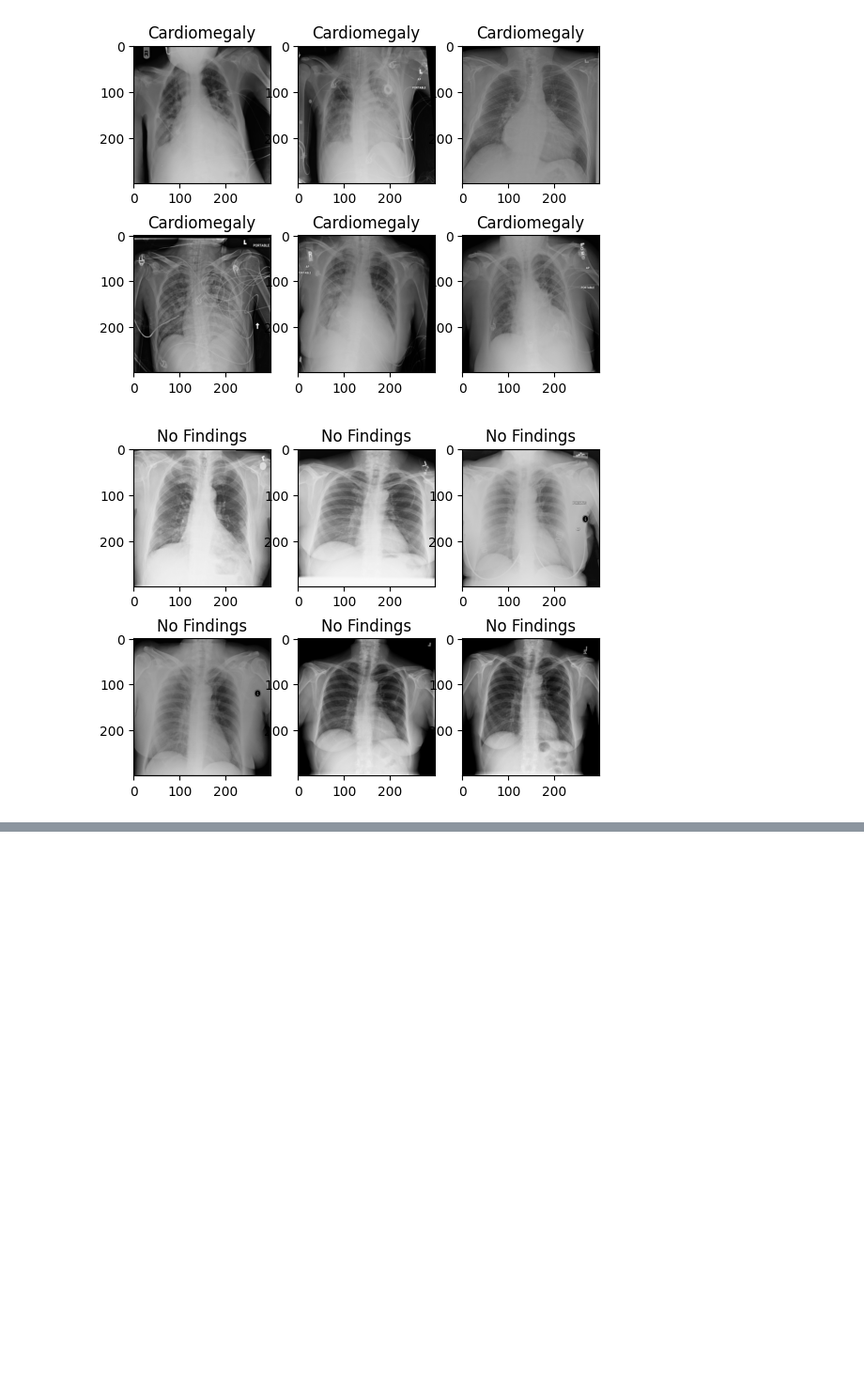
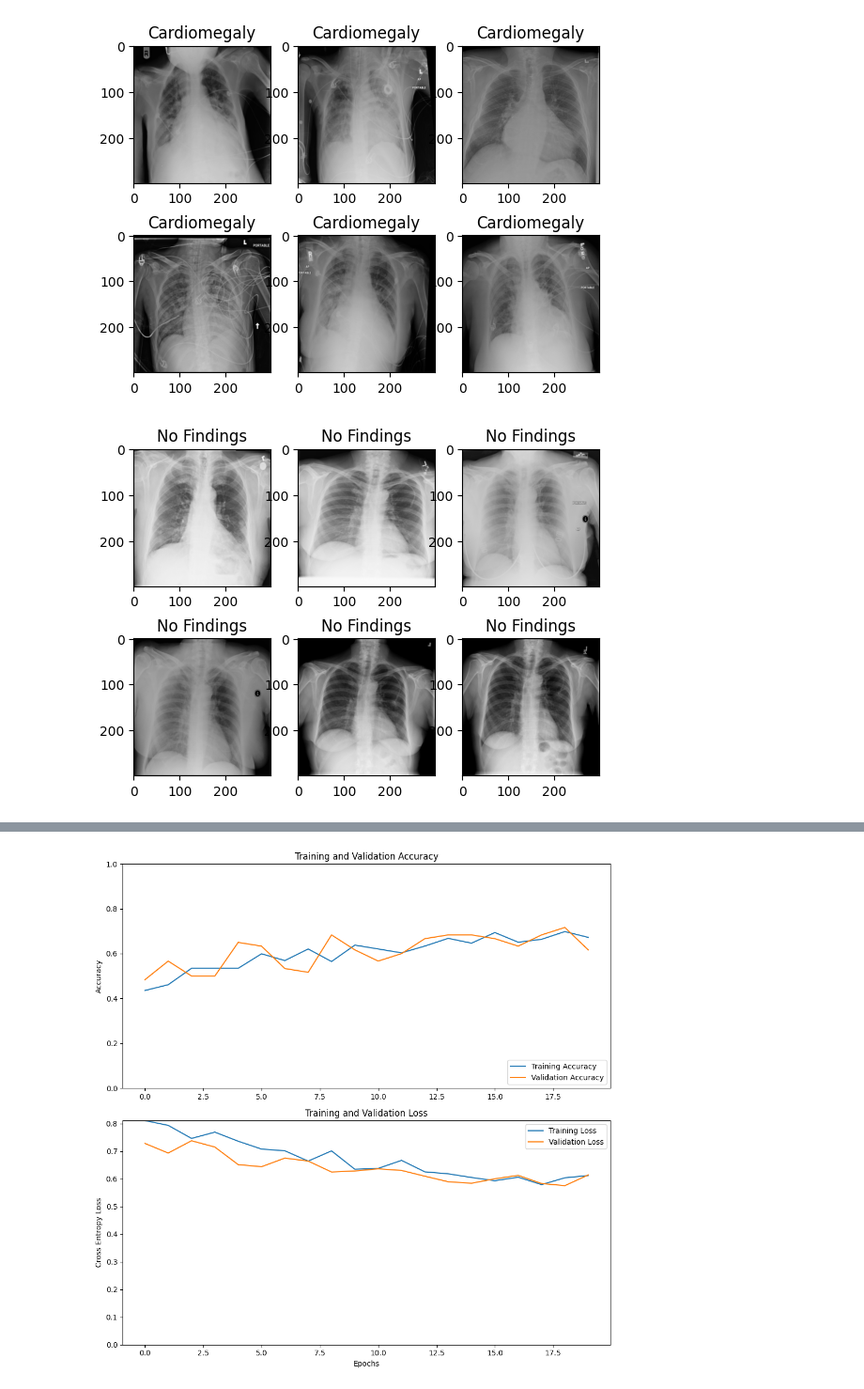
Before and after one commit to arafatanam/Evaluating-Chest-X-Rays-using-TensorFlow, a Jupyter notebook: chest_xray.ipynb, the cells around one changed output, grey strips where cells are left out. Shown at 94% size. Drawn from its saved outputs; the diff is of its cells as text; code cells hidden in the pictures; blank space fills up the shorter version.

```diff
--- a/chest_xray.ipynb
+++ b/chest_xray.ipynb
@@ -163,0 +236,18 @@ plt.show()
+# %%
+# Define an early stopping callback to prevent overfitting by stopping training when validation loss stops improving
+early_stopping = tf.keras.callbacks.EarlyStopping(
+    monitor='val_loss',          # Track validation loss during training
+    patience=5,                  # Stop after 5 epochs with no improvement
+    restore_best_weights=True    # Restore the best model weights from before performance declined
+)
+# %%
+# Set the number of epochs for initial training
+initial_epochs = 20
+
+# Train the model with early stopping
+history = model.fit(
+    train_dataset,
+    epochs=initial_epochs,
+    validation_data=validation_dataset,
+    callbacks=[early_stopping]
+)
@@ -163,0 +272,38 @@ plt.show()
+# %%
+ # Combine training histories from initial training and fine-tuning, then visualize accuracy and loss trends over all epochs
+acc = history.history['accuracy']
+val_acc = history.history['val_accuracy']
+loss = history.history['loss']
+val_loss = history.history['val_loss']
+
+# Total epochs and the point where fine-tuning begins
+total_epochs = len(acc)
+fine_tune_start = initial_epochs
+
+plt.figure(figsize=(10, 10))
+
+# Accuracy plot
+plt.subplot(2, 1, 1)
+plt.plot(range(total_epochs), acc, label='Training Accuracy')
+plt.plot(range(total_epochs), val_acc, label='Validation Accuracy')
+plt.axvline(x=fine_tune_start, color='r', linestyle='--', label='Fine-Tuning Start')
+plt.legend(loc='lower right')
+plt.ylabel('Accuracy')
+plt.ylim([0, 1])
+plt.title('Training and Validation Accuracy')
+
+# Loss plot
+plt.subplot(2, 1, 2)
+plt.plot(range(total_epochs), loss, label='Training Loss')
+plt.plot(range(total_epochs), val_loss, label='Validation Loss')
+plt.axvline(x=fine_tune_start, color='r', linestyle='--', label='Fine-Tuning Start')
+plt.legend(loc='upper right')
+plt.ylabel('Cross Entropy Loss')
+plt.ylim([0, max(max(loss), max(val_loss))])
+plt.title('Training and Validation Loss')
+plt.xlabel('Epochs')
+
+plt.tight_layout()
+plt.show()
+# %% [output]
+[figure, added]
```
Also changed, not shown: parts of 6 cells of this notebook.
